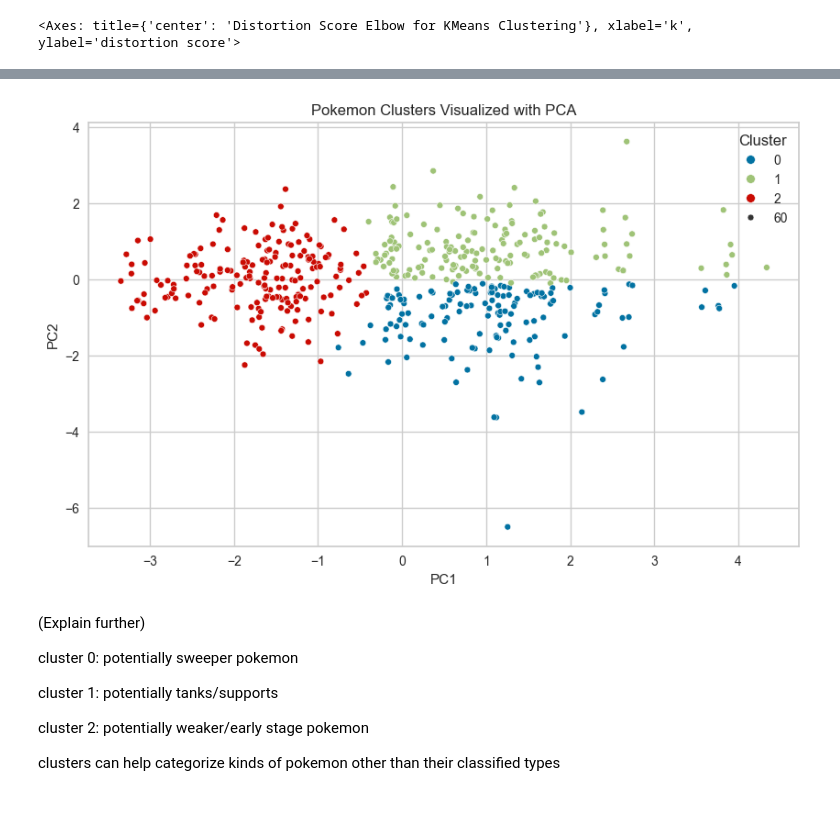
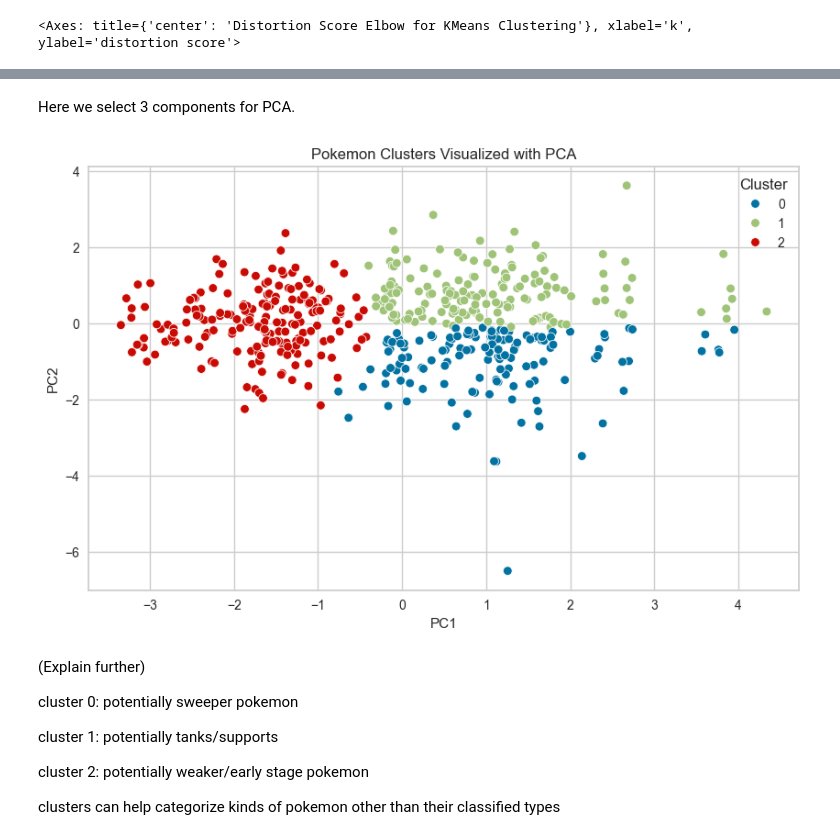
Before and after one commit to Dannypham142/CMSC320-PokeAPI-Final-Project, a Jupyter notebook: PokeAPI_Project.ipynb, the cells around one changed output, grey strips where cells are left out. Cells and saved outputs as stored; diff of their text form; code cells hidden in the pictures; blank space fills up the shorter version.

Commit message:
Selected PCA by variance explained

```diff
--- a/PokeAPI_Project.ipynb
+++ b/PokeAPI_Project.ipynb
@@ -349,6 +375,8 @@ seed = 42
+# %% [markdown]
+Here we select 3 components for PCA.
 # %%
 # Function that applies PCA and returns transformed data
-def apply_pca(X_scaled, n_components=2):
+def apply_pca(X_scaled, n_components=3):
     pca = PCA(n_components)
     X_pca = pca.fit_transform(X_scaled)
 
@@ -366,8 +396,8 @@ def plot_clusters(X, labels, df, title, xlabel, ylabel):
     df = df.copy()
     df["cluster"] = pd.Categorical(labels)
 
-    fig, ax = plt.subplots(figsize=(10,6))
-    sns.scatterplot(x=X[:,0], y=X[:,1], hue="cluster", data=df, size=60)
+    fig = plt.subplots(figsize=(10,6))
+    sns.scatterplot(x=X[:,0], y=X[:,1], hue="cluster", data=df)
     plt.title(title)
     plt.xlabel(xlabel)
     plt.ylabel(ylabel)
@@ -376,14 +406,14 @@ def plot_clusters(X, labels, df, title, xlabel, ylabel):
 # %%
 # Apply PCA
 pca, X_pca = apply_pca(X_scaled, n_components=2)
 
 # Apply K-Means
-pca_labels = apply_kmeans(X_pca, n_clusters=k_cluster, random_state=seed)
+kmeans_labels = apply_kmeans(X_pca, n_clusters=k_cluster, random_state=seed)
 
 # Plot clusters
-plot_clusters(X_pca, pca_labels, pokemon_df, "Pokemon Clusters Visualized with PCA", "PC1", "PC2")
+plot_clusters(X_pca, kmeans_labels, pokemon_df, "Pokemon Clusters Visualized with PCA", "PC1", "PC2")
 # %% [output]
-[figure, old version]
+[figure, new version]
 # %% [markdown]
 (Explain further)
 
```
Also changed, not shown: parts of 6 cells of this notebook.
